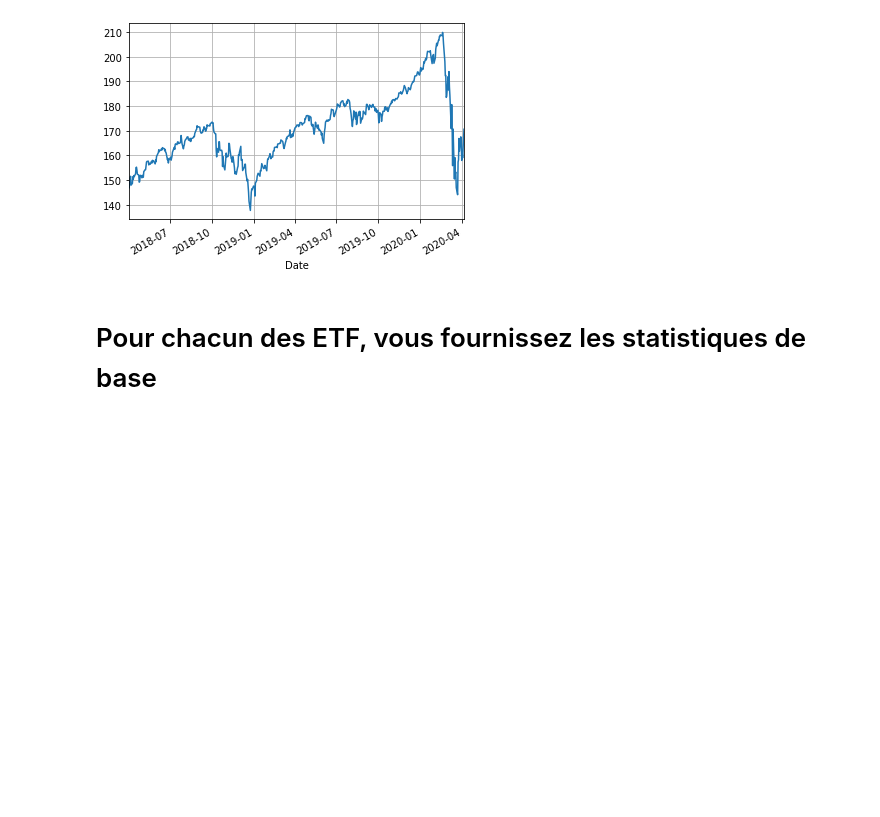
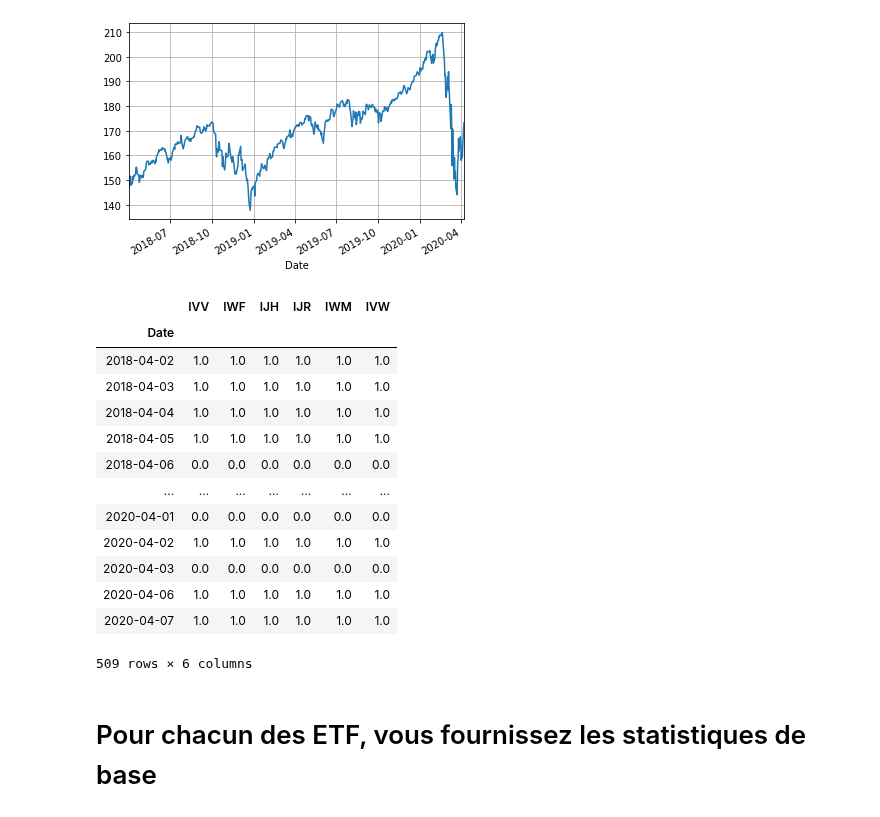
Before and after one commit to poclecoqq/Trending-stocks, a Jupyter notebook: tp2/TP2.ipynb, the cells around one changed output. Saved outputs shown, nothing was run; the diff lists cells and outputs as text; code cells hidden in the pictures; blank space fills up the shorter version.

```diff
--- a/tp2/TP2.ipynb
+++ b/tp2/TP2.ipynb
@@ -61,14 +61,29 @@ rendement = df.pct_change()
 # %%
 # Mettre le rendement en 0 = descente 1= montée
 j=1
 for ticker in BLack_ETF:
     for j in range(len(rendement)):
         if rendement[ticker][j]<0:
             rendement[ticker][j]=0
         else:
             rendement[ticker][j]=1
 rendement_bin=rendement
-#rendement_bin
+rendement_bin
+# %% [output]
+|  | IVV | IWF | IJH | IJR | IWM | IVW |
+| Date |  |  |  |  |  |  |
+| 2018-04-02 | 1.0 | 1.0 | 1.0 | 1.0 | 1.0 | 1.0 |
+| 2018-04-03 | 1.0 | 1.0 | 1.0 | 1.0 | 1.0 | 1.0 |
+| 2018-04-04 | 1.0 | 1.0 | 1.0 | 1.0 | 1.0 | 1.0 |
+| 2018-04-05 | 1.0 | 1.0 | 1.0 | 1.0 | 1.0 | 1.0 |
+| 2018-04-06 | 0.0 | 0.0 | 0.0 | 0.0 | 0.0 | 0.0 |
+| ... | ... | ... | ... | ... | ... | ... |
+| 2020-04-01 | 0.0 | 0.0 | 0.0 | 0.0 | 0.0 | 0.0 |
+| 2020-04-02 | 1.0 | 1.0 | 1.0 | 1.0 | 1.0 | 1.0 |
+| 2020-04-03 | 0.0 | 0.0 | 0.0 | 0.0 | 0.0 | 0.0 |
+| 2020-04-06 | 1.0 | 1.0 | 1.0 | 1.0 | 1.0 | 1.0 |
+| 2020-04-07 | 1.0 | 1.0 | 1.0 | 1.0 | 1.0 | 1.0 |
+509 rows × 6 columns
 # %% [markdown]
 # Pour chacun des ETF, vous fournissez les statistiques de base
 # %% [markdown]
```
Also changed, not shown: parts of 74 cells of this notebook.
